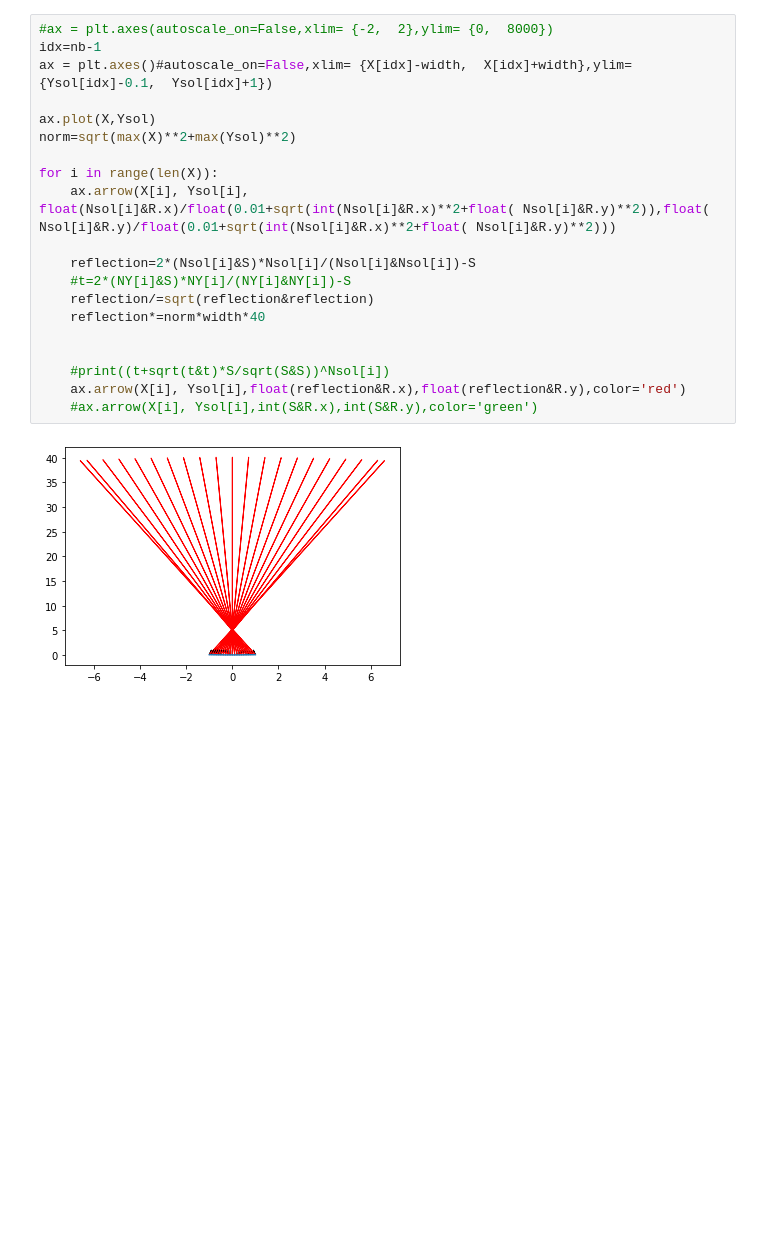
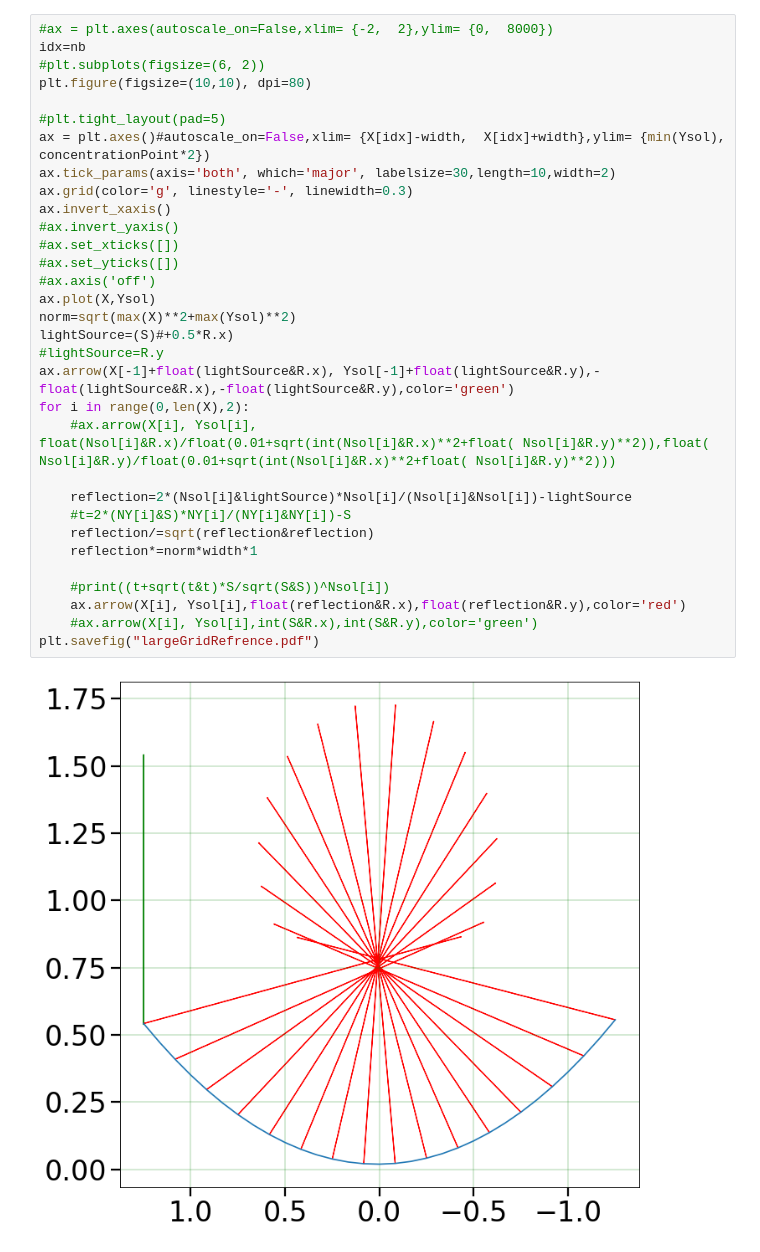
Before and after one commit to blidiaahmed/RayFocus, a Jupyter notebook: Bezier.ipynb, the cells around one changed output. Drawn from its saved outputs; the diff is of its cells as text; blank space fills up the shorter version.

```diff
--- a/Bezier.ipynb
+++ b/Bezier.ipynb
@@ -16,23 +13,35 @@ The autoreload extension is already loaded. To reload it, use:
 # %%
 #ax = plt.axes(autoscale_on=False,xlim= {-2,  2},ylim= {0,  8000})
-idx=nb-1
-ax = plt.axes()#autoscale_on=False,xlim= {X[idx]-width,  X[idx]+width},ylim= {Ysol[idx]-0.1,  Ysol[idx]+1})
+idx=nb
+#plt.subplots(figsize=(6, 2))
+plt.figure(figsize=(10,10), dpi=80)
 
+#plt.tight_layout(pad=5)
+ax = plt.axes()#autoscale_on=False,xlim= {X[idx]-width,  X[idx]+width},ylim= {min(Ysol),  concentrationPoint*2})
+ax.tick_params(axis='both', which='major', labelsize=30,length=10,width=2)
+ax.grid(color='g', linestyle='-', linewidth=0.3)
+ax.invert_xaxis()
+#ax.invert_yaxis()
+#ax.set_xticks([])
+#ax.set_yticks([])
+#ax.axis('off')
 ax.plot(X,Ysol)
 norm=sqrt(max(X)**2+max(Ysol)**2)
+lightSource=(S)#+0.5*R.x)
+#lightSource=R.y
+ax.arrow(X[-1]+float(lightSource&R.x), Ysol[-1]+float(lightSource&R.y),-float(lightSource&R.x),-float(lightSource&R.y),color='green')
+for i in range(0,len(X),2):
+    #ax.arrow(X[i], Ysol[i], float(Nsol[i]&R.x)/float(0.01+sqrt(int(Nsol[i]&R.x)**2+float( Nsol[i]&R.y)**2)),float( Nsol[i]&R.y)/float(0.01+sqrt(int(Nsol[i]&R.x)**2+float( Nsol[i]&R.y)**2)))
 
-for i in range(len(X)):
-    ax.arrow(X[i], Ysol[i], float(Nsol[i]&R.x)/float(0.01+sqrt(int(Nsol[i]&R.x)**2+float( Nsol[i]&R.y)**2)),float( Nsol[i]&R.y)/float(0.01+sqrt(int(Nsol[i]&R.x)**2+float( Nsol[i]&R.y)**2)))
-
-    reflection=2*(Nsol[i]&S)*Nsol[i]/(Nsol[i]&Nsol[i])-S
+    reflection=2*(Nsol[i]&lightSource)*Nsol[i]/(Nsol[i]&Nsol[i])-lightSource
     #t=2*(NY[i]&S)*NY[i]/(NY[i]&NY[i])-S
     reflection/=sqrt(reflection&reflection)
-    reflection*=norm*width*40
-
+    reflection*=norm*width*1
 
     #print((t+sqrt(t&t)*S/sqrt(S&S))^Nsol[i])
     ax.arrow(X[i], Ysol[i],float(reflection&R.x),float(reflection&R.y),color='red')
     #ax.arrow(X[i], Ysol[i],int(S&R.x),int(S&R.y),color='green')
+plt.savefig("largeGridRefrence.pdf")
 # %% [output]
-[figure, old version]
+[figure, new version]
 # %%
```
Also changed, not shown: parts of 13 cells of this notebook, 3 other files.
